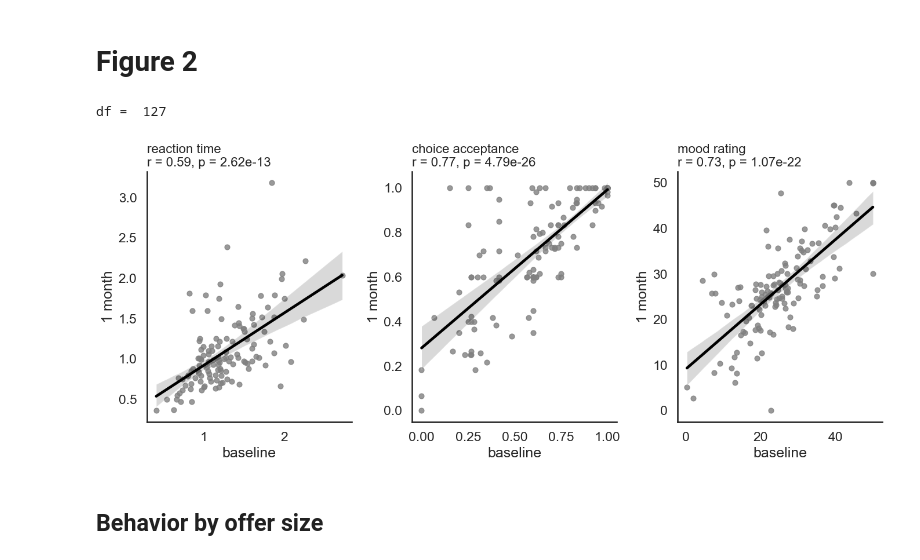
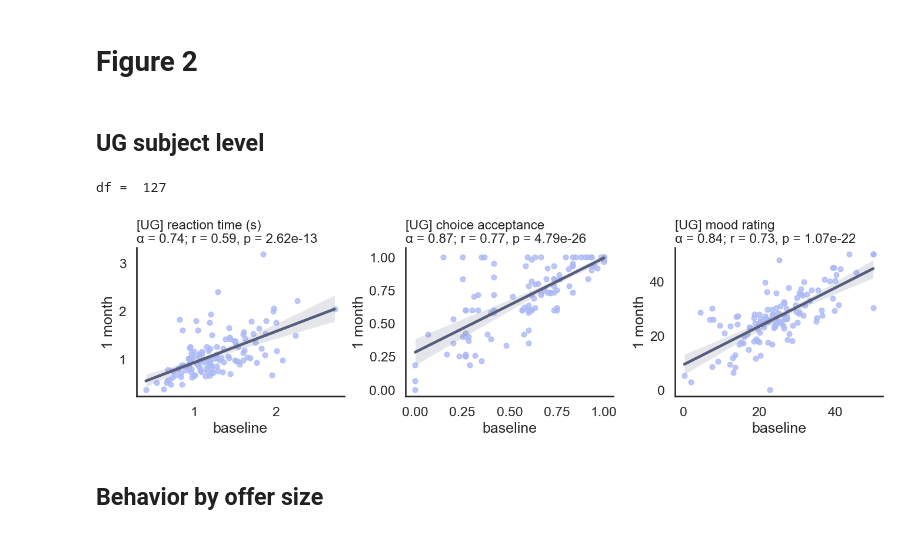
Before and after one commit to fuqixiu/leap-online-study, a Jupyter notebook: analysis/longitudinal_check.ipynb, the cells around one changed output. Cells and saved outputs as stored; diff of their text form; code cells hidden in the pictures.

Commit message:
online figure update behavior

```diff
--- a/analysis/longitudinal_check.ipynb
+++ b/analysis/longitudinal_check.ipynb
@@ -26,13 +28,13 @@ ug_t3_clean data note (older note)
 Note
 - only used baseline psyscore for labels (everything is mapped from the baseline max n demographics, including the symptoms cutoff from baseline)
 # %%
-# baseline data load
-ug_t1 = pd.read_csv('./data/LEAP_baseline_ug_n236_analysis.csv') #copied raw to data folder
-psy_t1 = pd.read_csv('./data/raw/LEAP_baseline_survey.csv') #copied raw to data folder
+# baseline UG data load
+ug_t1 = pd.read_csv('../data/LEAP_baseline_ug_n236_analysis.csv') #copied raw to data folder
+psy_t1_raw = pd.read_csv('../data/raw/LEAP_baseline_survey.csv') #copied raw to data folder
 
 # clean T2 data load
-ug_t2 = pd.read_csv('./data/LEAP_week1_ug_n168_analysis.csv') #copied raw to data folder
+# ug_t2 = pd.read_csv('./data/LEAP_week1_ug_n168_analysis.csv') #copied raw to data folder
 
 # clean T3 data load
-ug_t3 = pd.read_csv('./data/LEAP_month1_ug_n129_analysis.csv') #copied raw to data folder
-psy_t3 = pd.read_csv('./data/raw/LEAP_month1_survey.csv') #copied raw to data folder
+ug_t3 = pd.read_csv('../data/LEAP_month1_ug_n129_analysis.csv') #copied raw to data folder
+psy_t3_raw = pd.read_csv('../data/raw/LEAP_month1_survey.csv') #copied raw to data folder
@@ -39,9 +47,9 @@ psy_t3 = pd.read_csv('./data/raw/LEAP_month1_survey.csv') #copied raw to data fo
 # %%
 # prep psych data
-psy_t1 = psy_t1[['prolific_pid', 'bdi_total', 'pvss_total']]
+psy_t1 = psy_t1_raw[['prolific_pid', 'bdi_total', 'pvss_total']]
 psy_t1.rename(columns={'prolific_pid': 'participant'}, inplace=True)
 
-psy_t3 = psy_t3[['prolific_pid', 'bdi_total', 'pvss_total']]
+psy_t3 = psy_t3_raw[['prolific_pid', 'bdi_total', 'pvss_total']]
 psy_t3.rename(columns={'prolific_pid': 'participant'}, inplace=True)
 
 # add missing pvss_total to the raw data
@@ -305,3 +436,5 @@ ug_t3_clean data note (older note)
 - treated T3 as a standalone dataset (not as T1 retention)
 # %% [markdown]
 # Figure 2
+# %% [markdown]
+## UG subject level
@@ -321,51 +459,63 @@ merged = pd.merge(psy_t1_common_beh, psy_t3_common_beh, on='participant', suffix
 merged.dropna(inplace=True)
 
 # Create figure and subplots
-fig, axes = plt.subplots(1, 3, figsize=(14, 6))
+fig, axes = plt.subplots(1, 3, figsize=(14, 4.2))
 
 # === Panel: RT ===
+# Cronbach's alpha
+df_rt = merged[['choice_rt_T1', 'choice_rt_T3']].dropna()
+alpha_rt, _ = pg.cronbach_alpha(data=df_rt)
+
 x_rt = merged['choice_rt_T1']
 y_rt = merged['choice_rt_T3']
 r_rt, p_rt = pearsonr(x_rt, y_rt)
 print('df = ', len(x_rt) - 2)
 p_rt_text = f"p = {p_rt:.2e}"
 
-sns.regplot(x=x_rt, y=y_rt, scatter_kws={"s": 40, "color": "grey"}, line_kws={"color": "black"}, ax=axes[0])
-axes[0].set_title(f'reaction time \nr = {r_rt:.2f}, {p_rt_text}', fontsize=16, loc='left')
+sns.regplot(x=x_rt, y=y_rt, scatter_kws={"s": 40, "color": "#abb9f5"}, line_kws={"color": "#565d7b"}, ax=axes[0])
+axes[0].set_title(f'[UG] reaction time (s) \nα = {alpha_rt:.2f}; r = {r_rt:.2f}, {p_rt_text}', fontsize=16, loc='left')
 # axes[0].set_title('a', fontsize=20, loc='left')
 axes[0].set_xlabel('baseline')
 axes[0].set_ylabel('1 month')
 
 # === Panel: choice ===
+# Cronbach's alpha
+df_ca = merged[['choice_acc_T1', 'choice_acc_T3']].dropna()
+alpha_ca, _ = pg.cronbach_alpha(data=df_ca)
+
 x_ca = merged['choice_acc_T1']
 y_ca = merged['choice_acc_T3']
 r_ca, p_ca = pearsonr(x_ca, y_ca)
 p_ca_text = f"p = {p_ca:.2e}"
 
-sns.regplot(x=x_ca, y=y_ca, scatter_kws={"s": 40, "color": "grey"}, line_kws={"color": "black"}, ax=axes[1])
-axes[1].set_title(f'choice acceptance \nr = {r_ca:.2f}, {p_ca_text}', fontsize=16, loc='left')
+sns.regplot(x=x_ca, y=y_ca, scatter_kws={"s": 40, "color": "#abb9f5"}, line_kws={"color": "#565d7b"}, ax=axes[1])
+axes[1].set_title(f'[UG] choice acceptance \nα = {alpha_ca:.2f}; r = {r_ca:.2f}, {p_ca_text}', fontsize=16, loc='left')
 axes[1].set_xlabel('baseline')
 axes[1].set_ylabel('1 month')
 
 # === Panel: mood ===
+# Cronbach's alpha
+df_m = merged[['rating_T1', 'rating_T3']].dropna()
+alpha_m, _ = pg.cronbach_alpha(data=df_m)
+
 x_m = merged['rating_T1']
 y_m = merged['rating_T3']
 r_m, p_m = pearsonr(x_m, y_m)
 p_m_text = f"p = {p_m:.2e}"
 
-sns.regplot(x=x_m, y=y_m, scatter_kws={"s": 40, "color": "grey"}, line_kws={"color": "black"}, ax=axes[2])
-axes[2].set_title(f'mood rating \nr = {r_m:.2f}, {p_m_text}', fontsize=16, loc='left')
+sns.regplot(x=x_m, y=y_m, scatter_kws={"s": 40, "color": "#abb9f5"}, line_kws={"color": "#565d7b"}, ax=axes[2])
+axes[2].set_title(f'[UG] mood rating \nα = {alpha_m:.2f}; r = {r_m:.2f}, {p_m_text}', fontsize=16, loc='left')
 axes[2].set_xlabel('baseline')
 axes[2].set_ylabel('1 month')
 
 # save
 sns.despine()
 plt.tight_layout()
-plt.savefig('./figure/T1T3_corr_beh.jpg', dpi=300, bbox_inches='tight')
+plt.savefig('../figure/T1T3_corr_beh.jpg', dpi=300, bbox_inches='tight')
 plt.show()
 # %% [output]
 df =  127
-[figure, old version]
+[figure, new version]
 # %% [markdown]
 ## Behavior by offer size
 # %%
```
Also changed, not shown: parts of 31 cells of this notebook, 6 other files.
